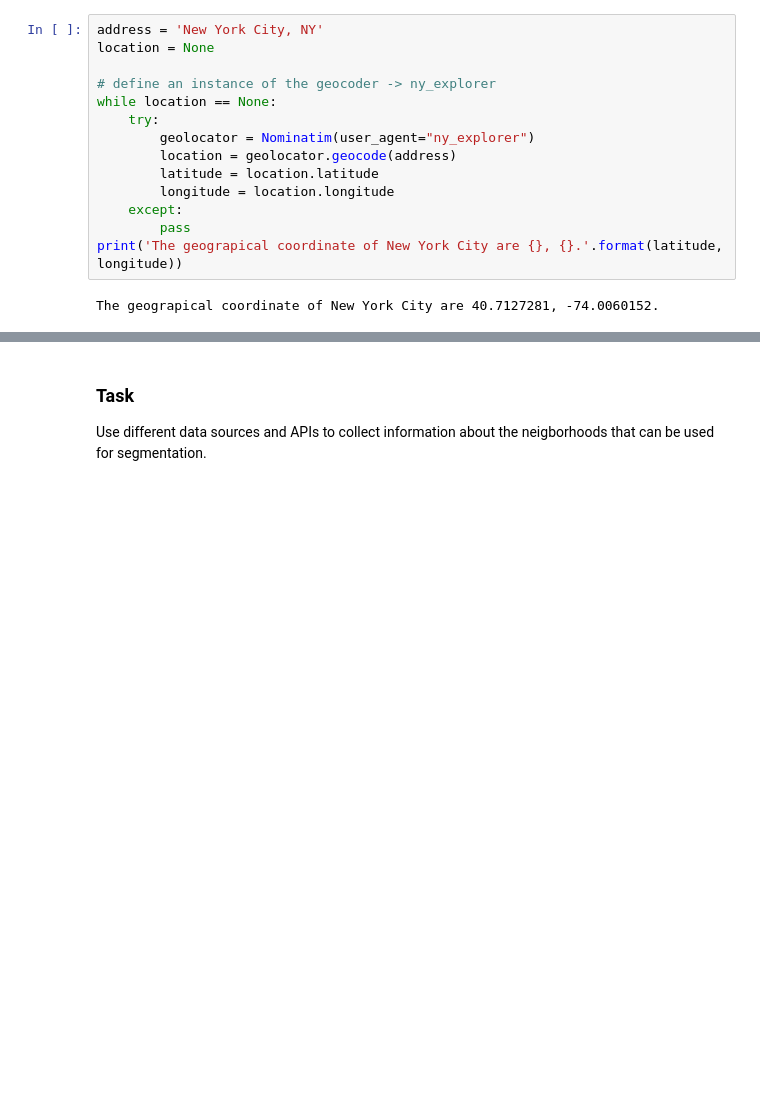
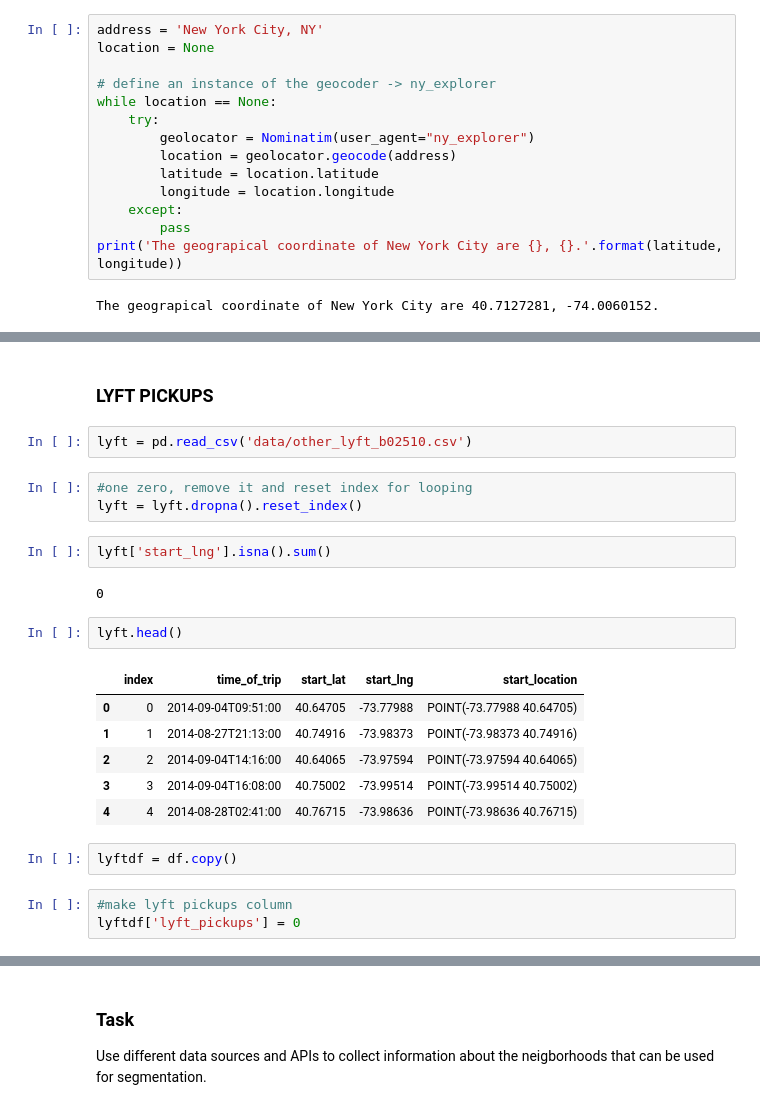
Before and after one commit to hasheng/NYC_Clustering, a Jupyter notebook: data_preparation_working.ipynb, the cells around one changed output, grey strips where cells are left out. Saved outputs shown, nothing was run; the diff lists cells and outputs as text; blank space fills up the shorter version.

Commit message:
added lyft and housing data parsing code to notebook

```diff
--- a/data_preparation_working.ipynb
+++ b/data_preparation_working.ipynb
@@ -151,0 +159,25 @@ map_newyork
+# %% [markdown]
+### LYFT PICKUPS
+# %%
+lyft = pd.read_csv('data/other_lyft_b02510.csv')
+# %%
+#one zero, remove it and reset index for looping
+lyft = lyft.dropna().reset_index()
+# %%
+lyft['start_lng'].isna().sum()
+# %% [output]
+0
+# %%
+lyft.head()
+# %% [output]
+|  | index | time_of_trip | start_lat | start_lng | start_location |
+| 0 | 0 | 2014-09-04T09:51:00 | 40.64705 | -73.77988 | POINT(-73.77988 40.64705) |
+| 1 | 1 | 2014-08-27T21:13:00 | 40.74916 | -73.98373 | POINT(-73.98373 40.74916) |
+| 2 | 2 | 2014-09-04T14:16:00 | 40.64065 | -73.97594 | POINT(-73.97594 40.64065) |
+| 3 | 3 | 2014-09-04T16:08:00 | 40.75002 | -73.99514 | POINT(-73.99514 40.75002) |
+| 4 | 4 | 2014-08-28T02:41:00 | 40.76715 | -73.98636 | POINT(-73.98636 40.76715) |
+# %%
+lyftdf = df.copy()
+# %%
+#make lyft pickups column
+lyftdf['lyft_pickups'] = 0
```
Also changed, not shown: parts of 36 cells of this notebook.
